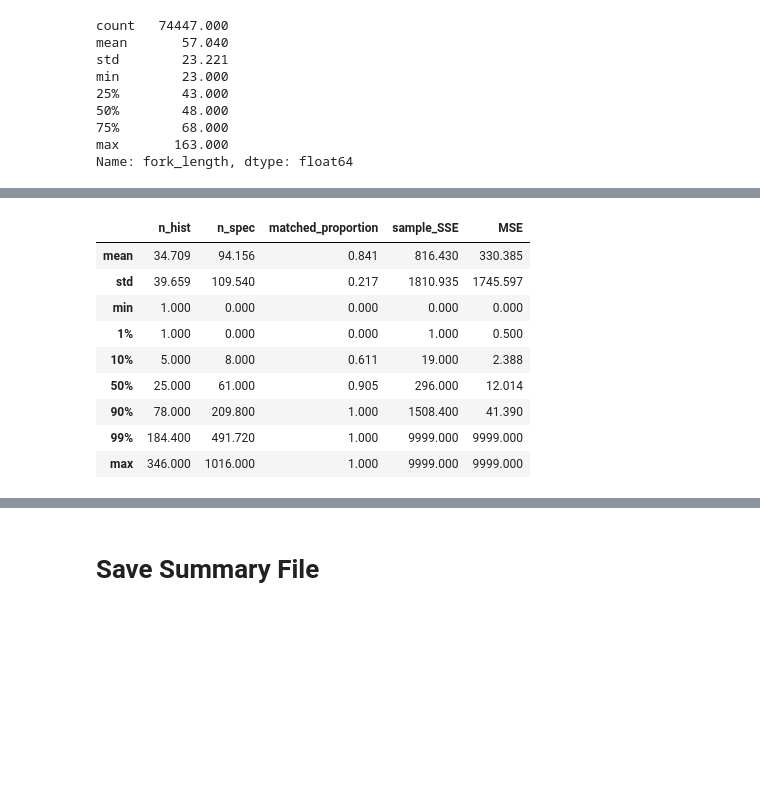
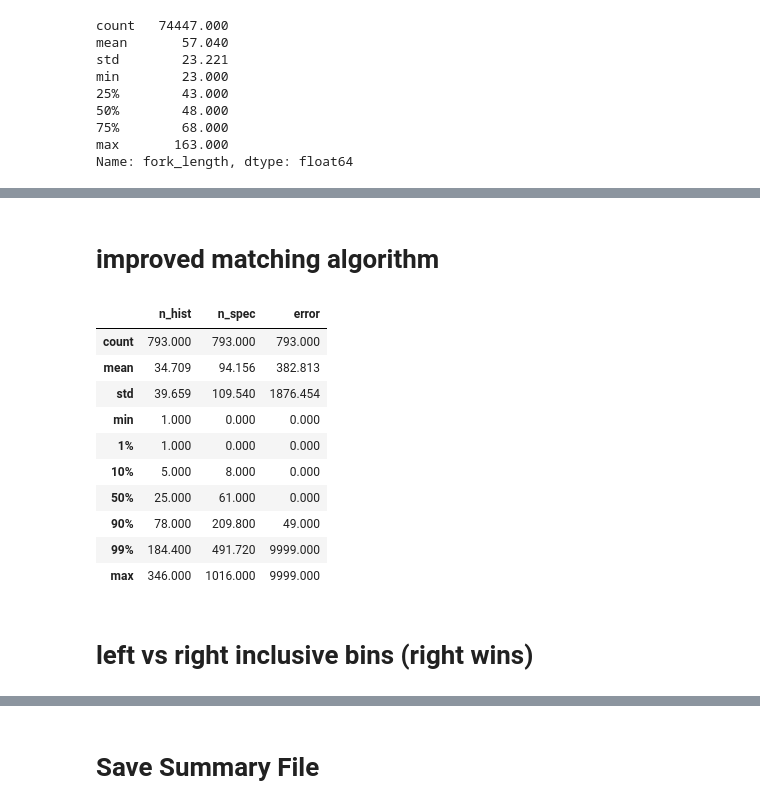
Before and after one commit to dfo-gulf-science/TrapNet-EDA, a Jupyter notebook: TrapNet_Prelim_Summary.ipynb, the cells around one changed output, grey strips where cells are left out. Drawn from its saved outputs; the diff is of its cells as text; code cells hidden in the pictures; blank space fills up the shorter version.

```diff
--- a/TrapNet_Prelim_Summary.ipynb
+++ b/TrapNet_Prelim_Summary.ipynb
@@ -275,22 +98,2 @@ df_matches = pd.concat([
-# %%
-# summary of findings
-df_matches['MSE'] = df_matches['sample_SSE'] / df_matches['total']
-df_matches['matched_proportion'] = df_matches['matches'] / df_matches['total']
-df_match_error_summary = df_matches.groupby('sample_id').max().sort_values('sample_SSE', ascending=False)[['matched_proportion', 'sample_SSE', 'MSE']]
-
-# merge into summary
-df_summary = df_summary.merge(df_match_error_summary, on='sample_id', how='left')
-df_summary.loc[df_summary.matched_proportion.isnull() | df_summary.sample_SSE.isnull() | df_summary.MSE.isnull(), ['matched_proportion', 'sample_SSE', 'MSE']] = 0, 9999, 9999
-
-df_summary.describe(percentiles=[0.01, 0.1, 0.9, 0.99]).drop('count')
-# %% [output]
-|  | n_hist | n_spec | matched_proportion | sample_SSE | MSE |
-| mean | 34.709 | 94.156 | 0.841 | 816.430 | 330.385 |
-| std | 39.659 | 109.540 | 0.217 | 1810.935 | 1745.597 |
-| min | 1.000 | 0.000 | 0.000 | 0.000 | 0.000 |
-| 1% | 1.000 | 0.000 | 0.000 | 1.000 | 0.500 |
-| 10% | 5.000 | 8.000 | 0.611 | 19.000 | 2.388 |
-| 50% | 25.000 | 61.000 | 0.905 | 296.000 | 12.014 |
-| 90% | 78.000 | 209.800 | 1.000 | 1508.400 | 41.390 |
-| 99% | 184.400 | 491.720 | 1.000 | 9999.000 | 9999.000 |
-| max | 346.000 | 1016.000 | 1.000 | 9999.000 | 9999.000 |
+# %% [markdown]
+# improved matching algorithm
@@ -296,0 +175,16 @@ df_summary.describe(percentiles=[0.01, 0.1, 0.9, 0.99]).drop('count')
+# %%
+df_summary.describe(percentiles=[.01, .1, .9, .99])
+# %% [output]
+|  | n_hist | n_spec | error |
+| count | 793.000 | 793.000 | 793.000 |
+| mean | 34.709 | 94.156 | 382.813 |
+| std | 39.659 | 109.540 | 1876.454 |
+| min | 1.000 | 0.000 | 0.000 |
+| 1% | 1.000 | 0.000 | 0.000 |
+| 10% | 5.000 | 8.000 | 0.000 |
+| 50% | 25.000 | 61.000 | 0.000 |
+| 90% | 78.000 | 209.800 | 49.000 |
+| 99% | 184.400 | 491.720 | 9999.000 |
+| max | 346.000 | 1016.000 | 9999.000 |
+# %% [markdown]
+# left vs right inclusive bins (right wins)
```
Also changed, not shown: parts of 11 cells of this notebook.
